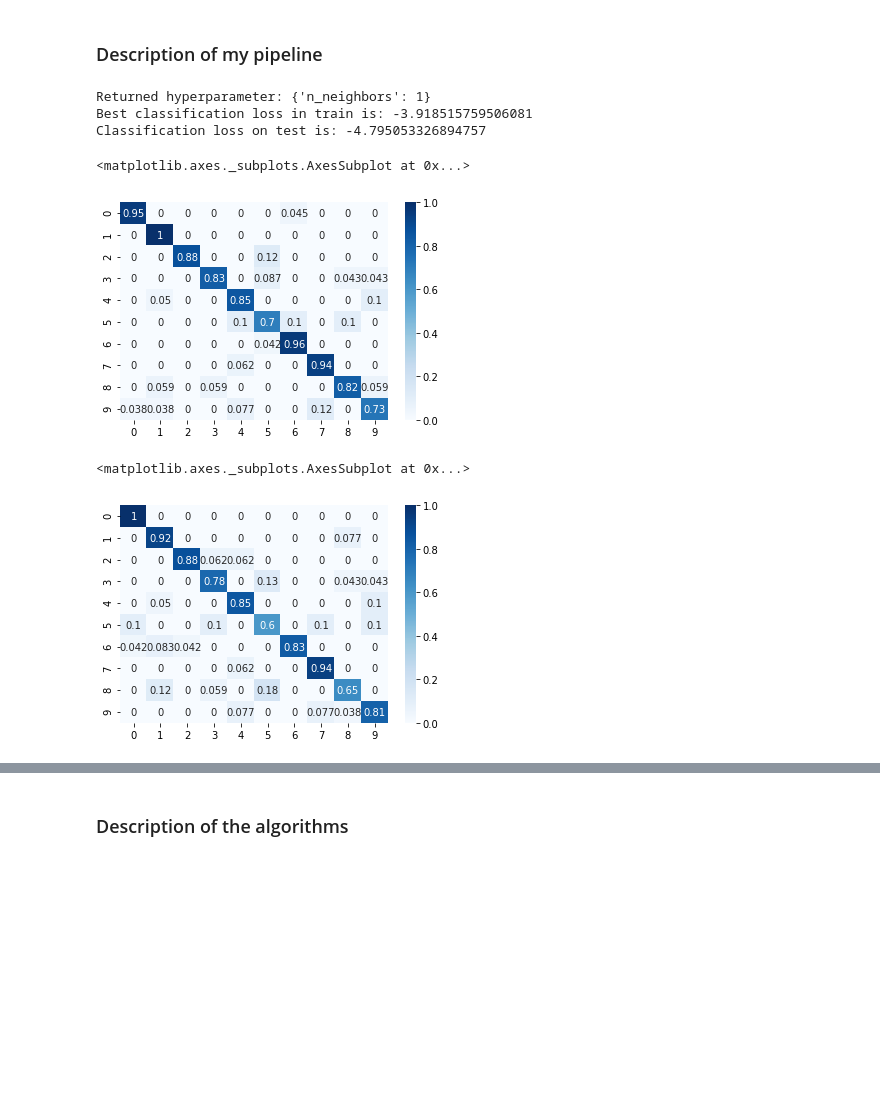
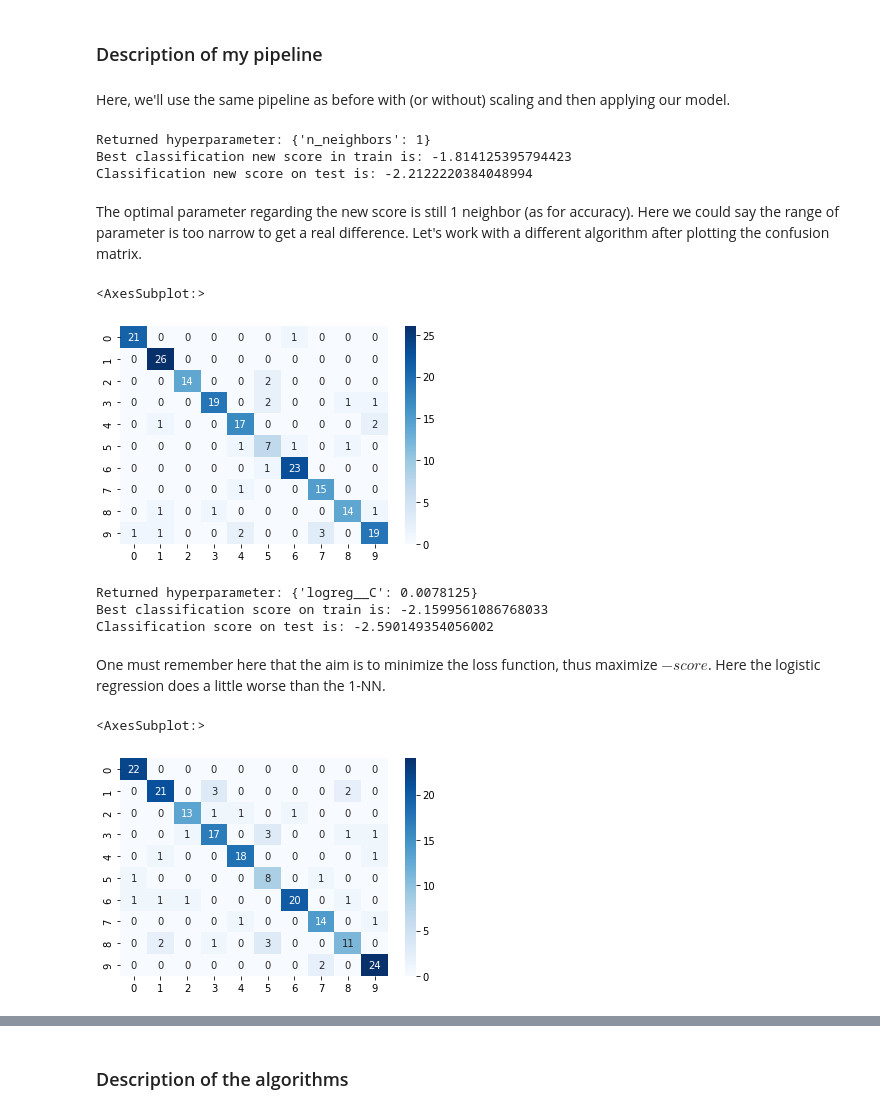
Before and after one commit to Noureddineidir/Applied-ML-ENSAE-Course-, a Jupyter notebook: TP1.ipynb, the cells around one changed output, grey strips where cells are left out. Saved outputs shown, nothing was run; the diff lists cells and outputs as text; code cells hidden in the pictures; blank space fills up the shorter version.

Commit message:
Final score on test set for new loss

```diff
--- a/TP1.ipynb
+++ b/TP1.ipynb
@@ -44,10 +47,10 @@ Hence, the observations $(X_1, Y_1), \ldots, (X_n, Y_n)$ are such that $X_i \in
 
 The initial goal is to build a classifier $\hat g$, which receives a new image $X$ and outputs the number that is present on the image.
 # %%
-X_train = np.load('data/data/mnist1_features_train.npy', allow_pickle=True)
-y_train = np.load('data/data/mnist1_labels_train.npy', allow_pickle=True)
-X_test = np.load('data/data/mnist1_features_test.npy', allow_pickle=True)
-y_test = np.load('data/data/mnist1_labels_test.npy', allow_pickle=True)
+X_train = np.load('data/mnist1_features_train.npy', allow_pickle=True)
+y_train = np.load('data/mnist1_labels_train.npy', allow_pickle=True)
+X_test = np.load('data/mnist1_features_test.npy', allow_pickle=True)
+y_test = np.load('data/mnist1_labels_test.npy', allow_pickle=True)
 
 n_samples, n_features = X_train.shape # extract dimensions of the design matrix
 print('Train data contains: {} samples of dimension {}'.format(n_samples, n_features))
@@ -259,10 +251,10 @@ param_grid_ = {
     'n_estimators': [90, 100, 150, 200, 300] #number of trees in the forest
 }
 
-clf6 = GridSearchCV(estimator = rf, param_grid = param_grid_, cv=3)
-clf6.fit(X_train, y_train)
+rf_clf = GridSearchCV(estimator = rf, param_grid = param_grid_, cv=3)
+rf_clf.fit(X_train, y_train)
 
-print('Returned hyperparameter: {}'.format(clf6.best_params_))
-print('Best classification accuracy in train is: {}'.format(clf6.best_score_))
-print('Classification accuracy on test is: {}'.format(clf6.score(X_test, y_test)))
+print('Returned hyperparameter: {}'.format(rf_clf.best_params_))
+print('Best classification accuracy in train is: {}'.format(rf_clf.best_score_))
+print('Classification accuracy on test is: {}'.format(rf_clf.score(X_test, y_test)))
 # %% [output]
@@ -317,12 +309,12 @@ It often happens that the accuracy is not the right way to evaluate the performa
 Here we want to understand how to change the cross-validation metric with minimal effort.
 # %%
 # SVM Classifier + Pipeline + New score function
-
+svc = LinearSVC(max_iter=5000)
 pipe = Pipeline([('scaler', MaxAbsScaler()), ('svc', svc)])
 parameters4 = {'svc__C': np.logspace(-8, 8, 17, base=2)} # defining parameter space
 balanced_scorer = make_scorer(balanced_accuracy_score)
 
-clf4 = GridSearchCV(pipe, parameters3, cv=3, scoring=balanced_scorer)
+clf4 = GridSearchCV(pipe, parameters4, cv=3, scoring=balanced_scorer)
 clf4.fit(X_train, y_train)
 
 print('Returned hyperparameter: {}'.format(clf4.best_params_))
@@ -429,5 +424,7 @@ new_scorer = make_scorer(my_custom_loss_func, greater_is_better = False)
 # %% [markdown]
 ### Description of my pipeline
+# %% [markdown]
+Here, we'll use the same pipeline as before with (or without) scaling and then applying our model.
 # %%
 # GridSearchCV with kNN : a simple baseline
 knn = KNeighborsClassifier() # defining classifier
@@ -436,22 +433,40 @@ clf = GridSearchCV(knn, parameters, cv=3, scoring = new_scorer)
 clf.fit(X_train, y_train)
 
 print('Returned hyperparameter: {}'.format(clf.best_params_))
-print('Best classification loss in train is: {}'.format(clf.best_score_))
-print('Classification loss on test is: {}'.format(clf.score(X_test, y_test)))
+print('Best classification new score in train is: {}'.format(clf.best_score_))
+print('Classification new score on test is: {}'.format(clf.score(X_test, y_test)))
 # %% [output]
 Returned hyperparameter: {'n_neighbors': 1}
-Best classification loss in train is: -3.918515759506081
-Classification loss on test is: -4.795053326894757
+Best classification new score in train is: -1.814125395794423
+Classification new score on test is: -2.2122220384048994
+# %% [markdown]
+The optimal parameter regarding the new score is still 1 neighbor (as for accuracy). Here we could say the range of parameter is too narrow to get a real difference. Let's work with a different algorithm after plotting the confusion matrix.
 # %%
 y_pred = clf.predict(X_test)
 # %%
-sns.heatmap(confusion_matrix(y_test, y_pred, normalize = 'true'), annot=True, cmap='Blues')
+sns.heatmap(confusion_matrix(y_test, y_pred), annot=True, cmap='Blues')
 # %% [output]
-<matplotlib.axes._subplots.AxesSubplot at 0x...>
+<AxesSubplot:>
-[figure, old version]
+[figure, new version]
+# %%
+# Logistic regression
+pipe = Pipeline([('scaler', StandardScaler()), ('logreg', LogisticRegression(max_iter=5000))])
+parameters4 = {'logreg__C': np.logspace(-8, 8, 17, base=2)} # defining parameter space
+clf4 = GridSearchCV(pipe, parameters4, cv=3, scoring = new_scorer)
+clf4.fit(X_train, y_train)
+
+print('Returned hyperparameter: {}'.format(clf4.best_params_))
+print('Best classification score on train is: {}'.format(clf4.best_score_))
+print('Classification score on test is: {}'.format(clf4.score(X_test, y_test)))
+# %% [output]
+Returned hyperparameter: {'logreg__C': 0.0078125}
+Best classification score on train is: -2.1599561086768033
+Classification score on test is: -2.590149354056002
+# %% [markdown]
+One must remember here that the aim is to minimize the loss function, thus maximize $-score$. Here the logistic regression does a little worse than the 1-NN.
 # %%
-sns.heatmap(confusion_matrix(y_test, clf4.predict(X_test), normalize = 'true'), annot=True, cmap='Blues')
+sns.heatmap(confusion_matrix(y_test, clf4.predict(X_test)), annot=True, cmap='Blues')
 # %% [output]
-<matplotlib.axes._subplots.AxesSubplot at 0x...>
+<AxesSubplot:>
-[figure, old version]
+[figure, new version]
 # %%
```
Also changed, not shown: parts of 22 cells of this notebook.
